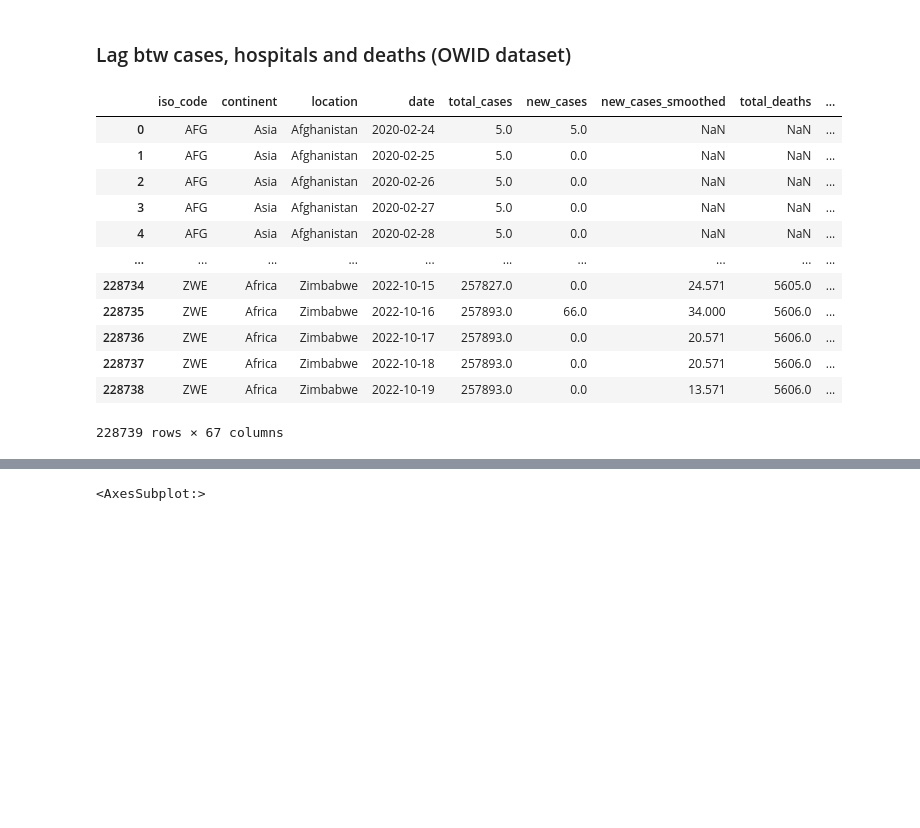
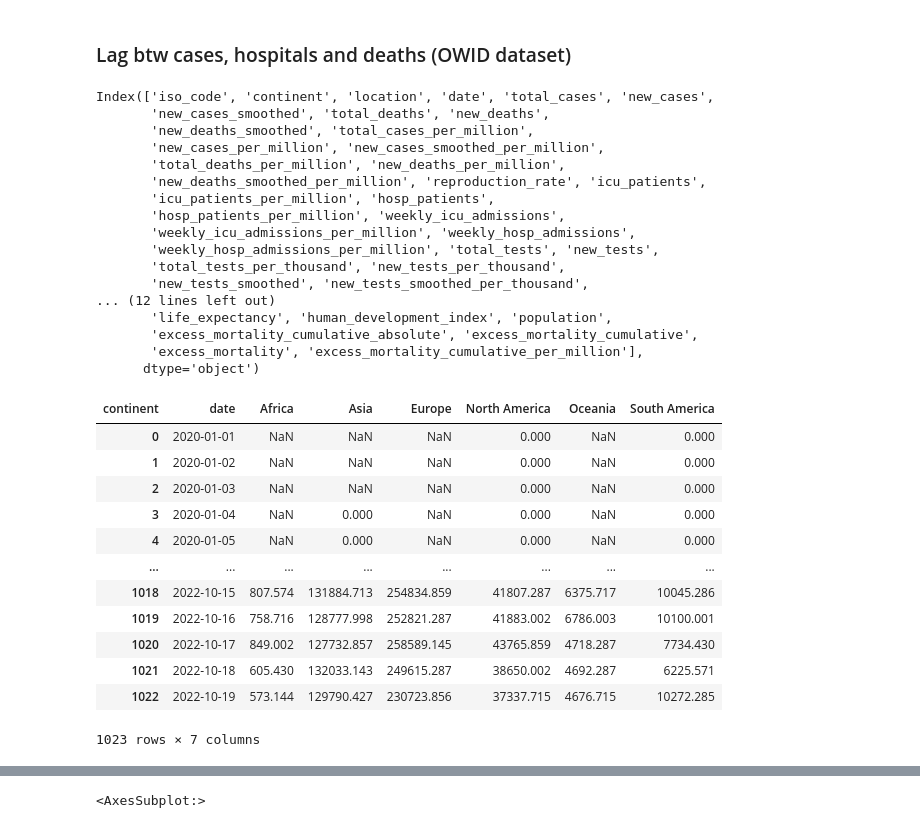
Before and after one commit to waqasbinhamed/numf, a Jupyter notebook: EDA.ipynb, the cells around one changed output, grey strips where cells are left out. Cells and saved outputs as stored; diff of their text form; code cells hidden in the pictures; blank space fills up the shorter version.

```diff
--- a/EDA.ipynb
+++ b/EDA.ipynb
@@ -118,18 +124,38 @@ df_can_avg.plot()
 ### Lag btw cases, hospitals and deaths (OWID dataset)
 # %%
 df_owid = pd.read_csv('data/owid-covid-data.csv')
-df_owid
+df_owid.columns
 # %% [output]
-|  | iso_code | continent | location | date | total_cases | new_cases | new_cases_smoothed | total_deaths | ... |
-| 0 | AFG | Asia | Afghanistan | 2020-02-24 | 5.0 | 5.0 | NaN | NaN | ... |
-| 1 | AFG | Asia | Afghanistan | 2020-02-25 | 5.0 | 0.0 | NaN | NaN | ... |
-| 2 | AFG | Asia | Afghanistan | 2020-02-26 | 5.0 | 0.0 | NaN | NaN | ... |
-| 3 | AFG | Asia | Afghanistan | 2020-02-27 | 5.0 | 0.0 | NaN | NaN | ... |
-| 4 | AFG | Asia | Afghanistan | 2020-02-28 | 5.0 | 0.0 | NaN | NaN | ... |
-| ... | ... | ... | ... | ... | ... | ... | ... | ... | ... |
-| 228734 | ZWE | Africa | Zimbabwe | 2022-10-15 | 257827.0 | 0.0 | 24.571 | 5605.0 | ... |
-| 228735 | ZWE | Africa | Zimbabwe | 2022-10-16 | 257893.0 | 66.0 | 34.000 | 5606.0 | ... |
-| 228736 | ZWE | Africa | Zimbabwe | 2022-10-17 | 257893.0 | 0.0 | 20.571 | 5606.0 | ... |
-| 228737 | ZWE | Africa | Zimbabwe | 2022-10-18 | 257893.0 | 0.0 | 20.571 | 5606.0 | ... |
-| 228738 | ZWE | Africa | Zimbabwe | 2022-10-19 | 257893.0 | 0.0 | 13.571 | 5606.0 | ... |
-228739 rows × 67 columns
+Index(['iso_code', 'continent', 'location', 'date', 'total_cases', 'new_cases',
+       'new_cases_smoothed', 'total_deaths', 'new_deaths',
+       'new_deaths_smoothed', 'total_cases_per_million',
+       'new_cases_per_million', 'new_cases_smoothed_per_million',
+       'total_deaths_per_million', 'new_deaths_per_million',
+       'new_deaths_smoothed_per_million', 'reproduction_rate', 'icu_patients',
+       'icu_patients_per_million', 'hosp_patients',
+       'hosp_patients_per_million', 'weekly_icu_admissions',
+       'weekly_icu_admissions_per_million', 'weekly_hosp_admissions',
+       'weekly_hosp_admissions_per_million', 'total_tests', 'new_tests',
+       'total_tests_per_thousand', 'new_tests_per_thousand',
+       'new_tests_smoothed', 'new_tests_smoothed_per_thousand',
+... (12 lines left out)
+       'life_expectancy', 'human_development_index', 'population',
+       'excess_mortality_cumulative_absolute', 'excess_mortality_cumulative',
+       'excess_mortality', 'excess_mortality_cumulative_per_million'],
+      dtype='object')
+# %%
+df_owid[['continent', 'location', 'date', 'new_cases_smoothed']].groupby(['date', 'continent']).sum().pivot_table('new_cases_smoothed', ['date'], 'continent').reset_index()
+# %% [output]
+| continent | date | Africa | Asia | Europe | North America | Oceania | South America |
+| 0 | 2020-01-01 | NaN | NaN | NaN | 0.000 | NaN | 0.000 |
+| 1 | 2020-01-02 | NaN | NaN | NaN | 0.000 | NaN | 0.000 |
+| 2 | 2020-01-03 | NaN | NaN | NaN | 0.000 | NaN | 0.000 |
+| 3 | 2020-01-04 | NaN | 0.000 | NaN | 0.000 | NaN | 0.000 |
+| 4 | 2020-01-05 | NaN | 0.000 | NaN | 0.000 | NaN | 0.000 |
+| ... | ... | ... | ... | ... | ... | ... | ... |
+| 1018 | 2022-10-15 | 807.574 | 131884.713 | 254834.859 | 41807.287 | 6375.717 | 10045.286 |
+| 1019 | 2022-10-16 | 758.716 | 128777.998 | 252821.287 | 41883.002 | 6786.003 | 10100.001 |
+| 1020 | 2022-10-17 | 849.002 | 127732.857 | 258589.145 | 43765.859 | 4718.287 | 7734.430 |
+| 1021 | 2022-10-18 | 605.430 | 132033.143 | 249615.287 | 38650.002 | 4692.287 | 6225.571 |
+| 1022 | 2022-10-19 | 573.144 | 129790.427 | 230723.856 | 37337.715 | 4676.715 | 10272.285 |
+1023 rows × 7 columns
```
Also changed, not shown: parts of 6 cells of this notebook, 40 other files.
